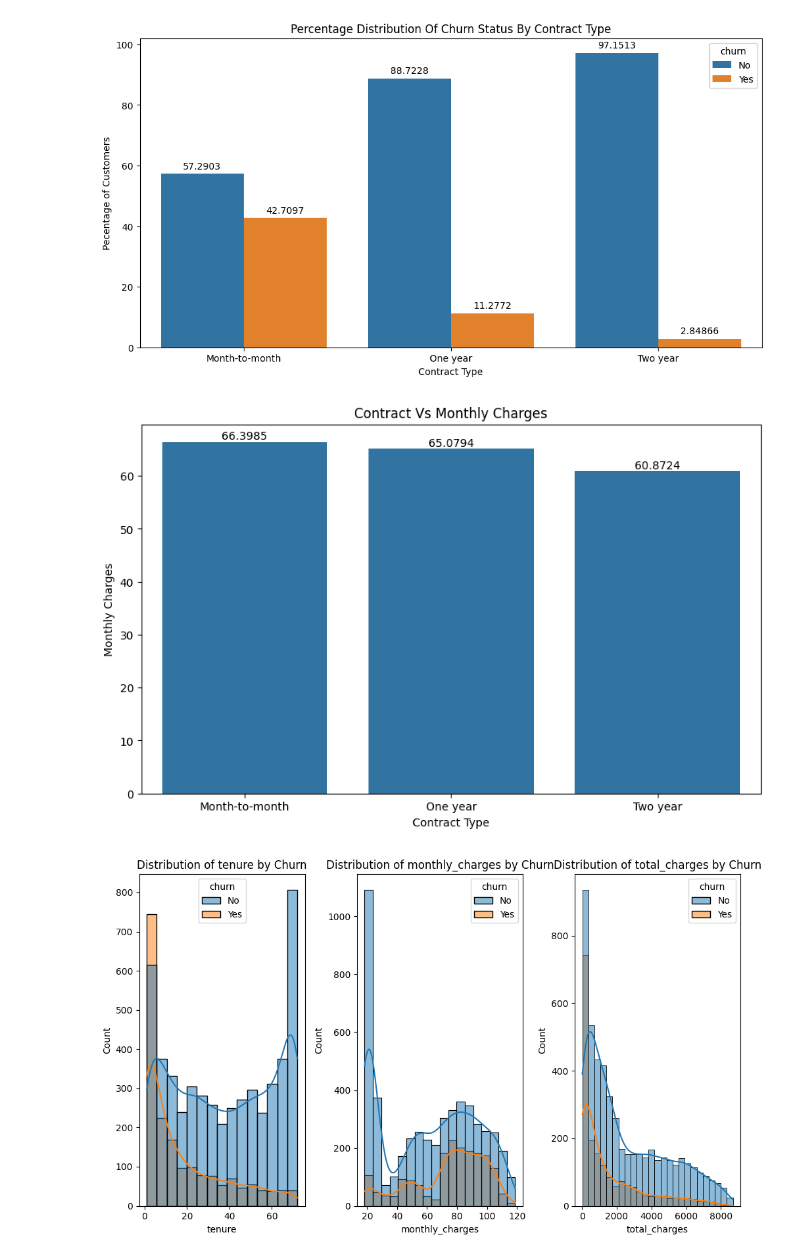
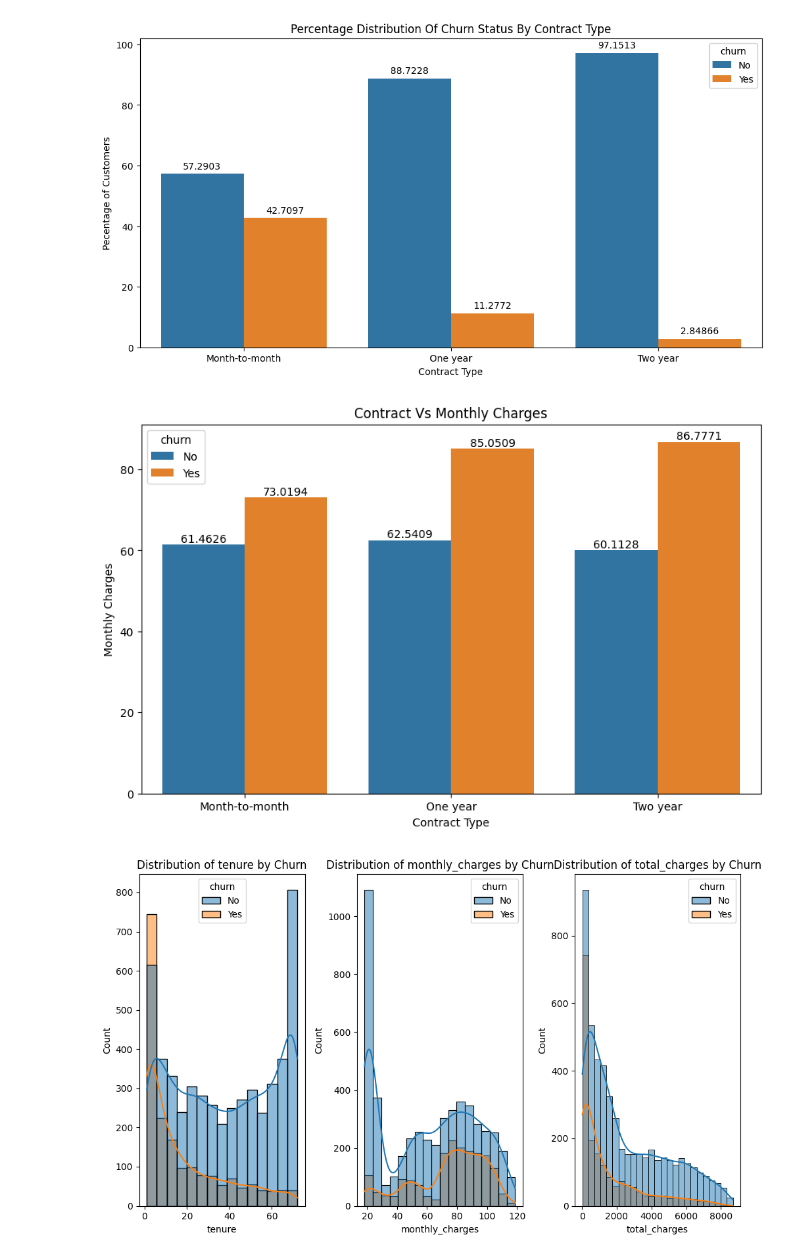
Before and after one commit to shlokzz/Customer-Churn-Prediction-Project, a Jupyter notebook: notebook/04_visual_eda.ipynb, the cells around one changed output. Cells and saved outputs as stored; diff of their text form; code cells hidden in the pictures.

Commit message:
Add churn hue in contract vs monthly charges barplot and remove redundant tenure distribution chart

```diff
--- a/notebook/04_visual_eda.ipynb
+++ b/notebook/04_visual_eda.ipynb
@@ -222,17 +213,17 @@ plt.show()
 [figure]
 # %%
 plt.figure(figsize=(10,6))
-ax = sns.barplot(x="contract", y="monthly_charges", data=df, errorbar = None)
+ax = sns.barplot(x="contract", y="monthly_charges", hue="churn", data=df, errorbar = None)
 
 for container in ax.containers:
     ax.bar_label(container, label_type='edge')
 
 plt.title("Contract Vs Monthly Charges")
 plt.xlabel("Contract Type")
 plt.ylabel("Monthly Charges")
 plt.show()
 # %% [output]
-[figure, old version]
+[figure, new version]
 # %%
 fig, axes = plt.subplots(1, 3, figsize=(10,6))
 numeric_cols = ['tenure', 'monthly_charges', 'total_charges']
```
Also changed, not shown: parts of 1 cell of this notebook.
